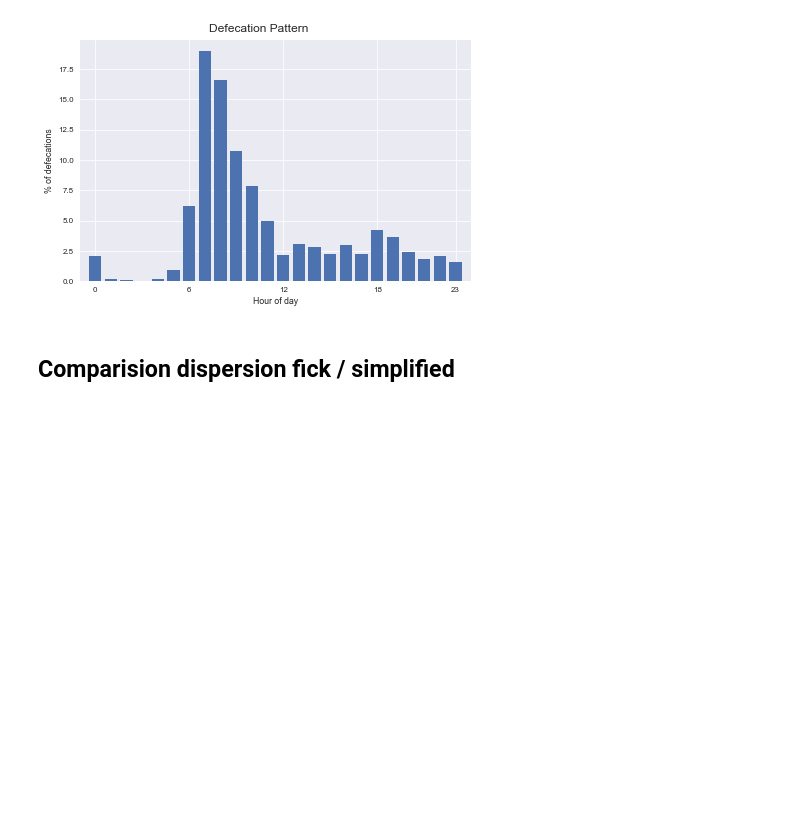
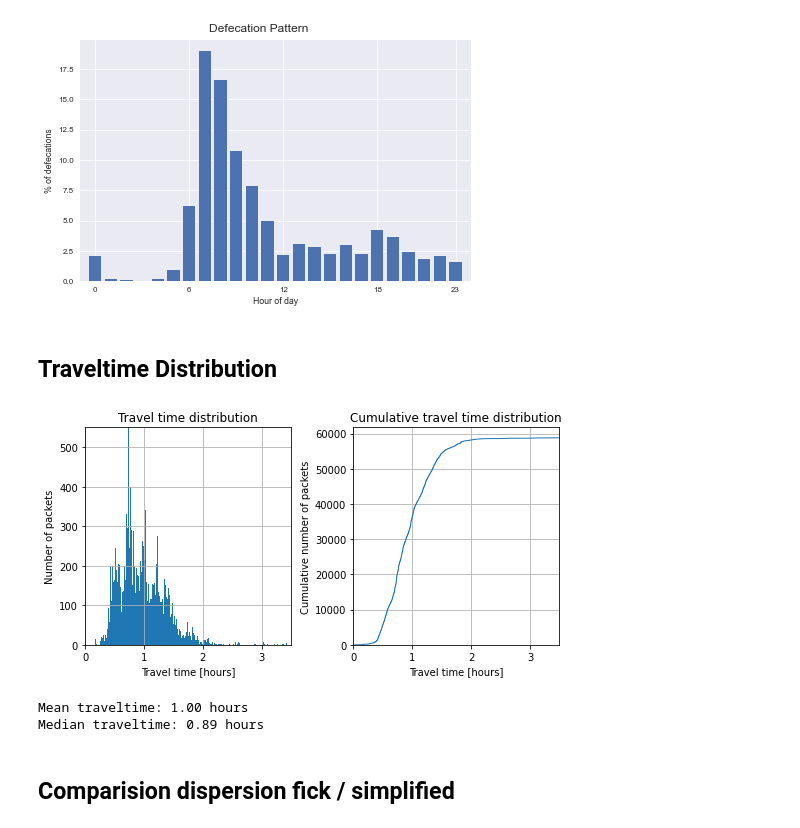
Before and after one commit to alBartig/SWMMpulse, a Jupyter notebook: ppr_AdditionalGrafics.ipynb, the cells around one changed output. Drawn from its saved outputs; the diff is of its cells as text; code cells hidden in the pictures; blank space fills up the shorter version.

Commit message:
anpassung grafiken + neuer plot

```diff
--- a/ppr_AdditionalGrafics.ipynb
+++ b/ppr_AdditionalGrafics.ipynb
@@ -49,6 +50,53 @@ plt.savefig(r"C:\Users\albert\Nextcloud\Documents\Doktorat\swmmPulse\paper\grafi
 plt.savefig(r"C:\Users\albert\Nextcloud\Documents\Doktorat\swmmPulse\paper\grafics\def_pat.png")
 # %% [output]
 [figure]
+# %% [markdown]
+## Traveltime Distribution
+# %%
+fdir = Path(r"C:\Users\albert\Documents\SWMMpulse")
+# %%
+def read_packetfiles(n=10):
+    packet_dir = fdir/"00_packets"/"00_run2"
+    for f in list(packet_dir.iterdir())[:1]:
+        df = pd.read_json(f)
+    return df
+# %%
+def read_routetablefiles(n=10):
+    routetable_dir = fdir/"01_routetables"/"00_run2"
+    for f in list(routetable_dir.iterdir())[:1]:
+        s = pd.read_json(f, typ="series")
+    return s.rename("ta")
+# %%
+fig, axs = plt.subplots(nrows=1, ncols=2, figsize=[8.5,4])
+
+df_packets = read_packetfiles()
+s_ta = read_routetablefiles()
+df_packets = df_packets.set_index("pid").join(s_ta)
+df_packets["tt"] = (df_packets["ta"] - df_packets["t0"]) * 10 / (60 * 60)
+df_packets.loc[df_packets["tt"] < 6, ["tt"]].hist(bins=1000, ax=axs[0])
+df_packets.loc[df_packets["tt"] < 6, ["tt"]].hist(bins=1000, ax=axs[1], cumulative=True, histtype="step")
+df_packets.to_parquet(fdir/"plots"/"grfk_travel_time"/"travel_time.parquet")
+
+axs[0].set(xlabel="Travel time [hours]",
+       ylabel="Number of packets",
+       ylim=[0,550],
+       xlim=[0,3.5],
+       title="Travel time distribution")
+axs[1].set(xlabel="Travel time [hours]",
+       ylabel="Cumulative number of packets",
+       xlim=[0,3.5],
+       title="Cumulative travel time distribution")
+
+plt.savefig(fdir/"plots"/"grfk_travel_time"/"travel_time.png", dpi=700)
+plt.savefig(fdir/"plots"/"grfk_travel_time"/"travel_time.svg")
+# %% [output]
+[figure, added]
+# %%
+print(f"Mean traveltime: {df_packets['tt'].mean():.2f} hours")
+print(f"Median traveltime: {df_packets['tt'].median():.2f} hours")
+# %% [output]
+Mean traveltime: 1.00 hours
+Median traveltime: 0.89 hours
 # %% [markdown]
 ## Comparision dispersion fick / simplified
 # %%
```
Also changed, not shown: parts of 1 cell of this notebook, 2 other files.
